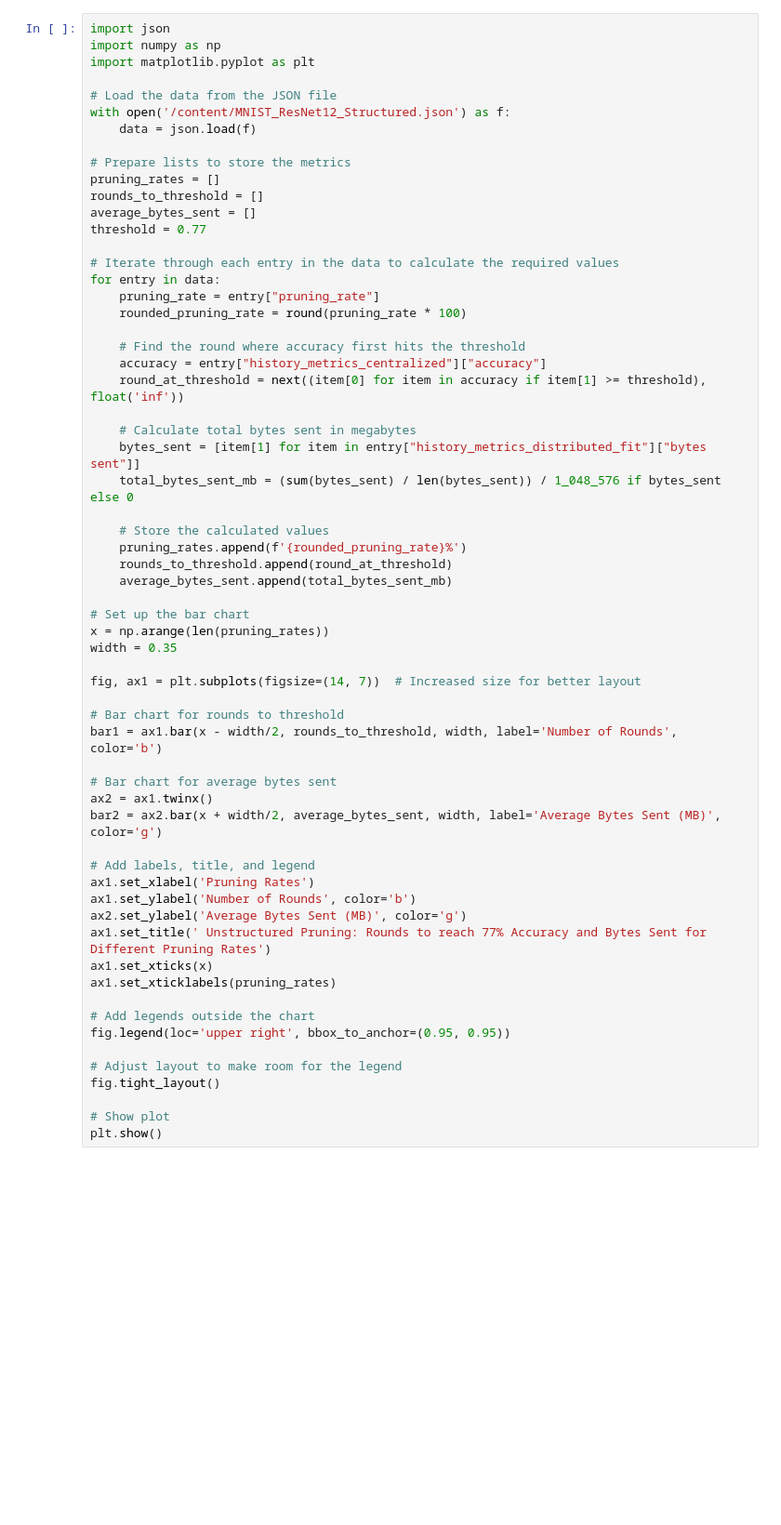
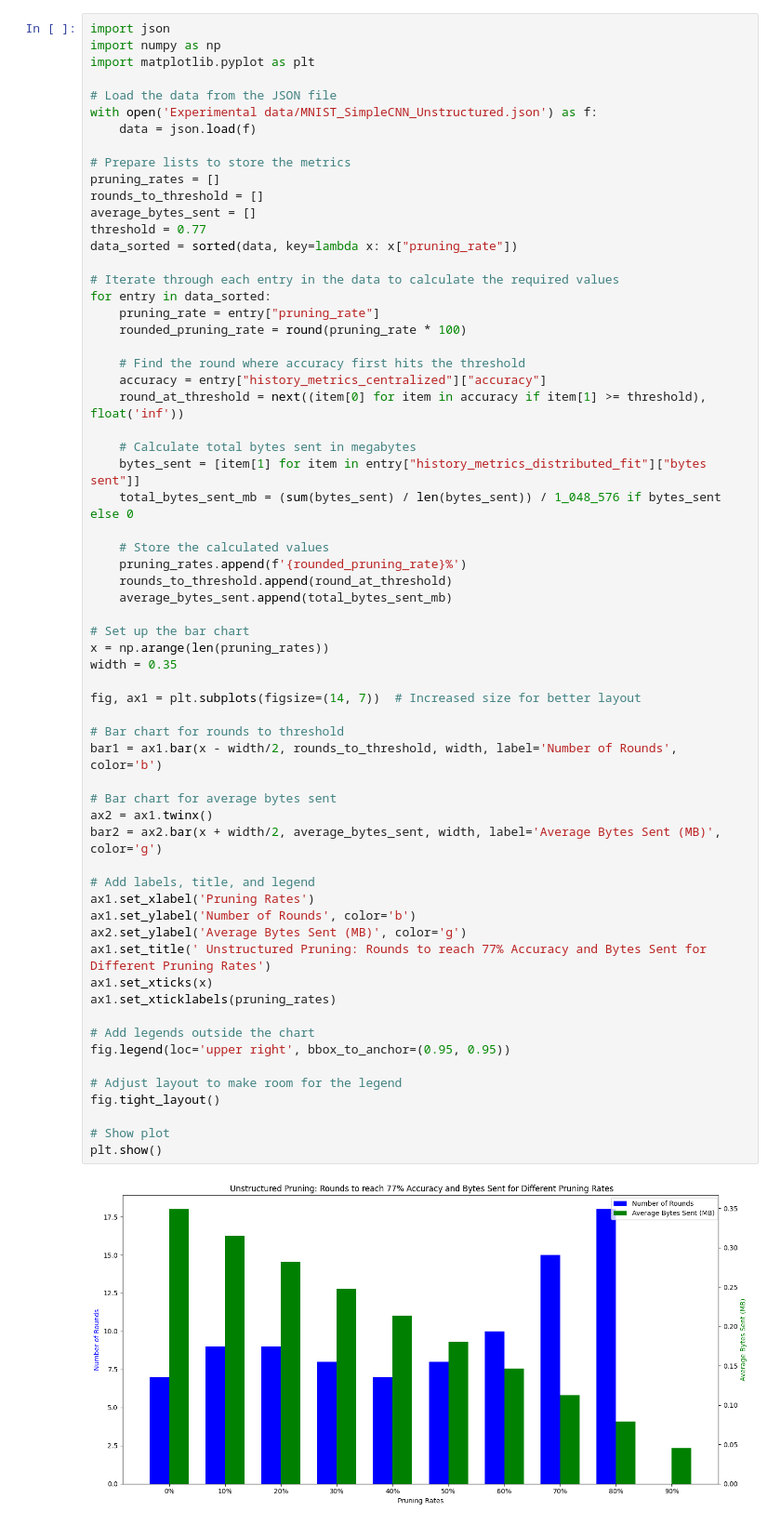
Before and after one commit to vaishnavijeurkar/Evaluation-of-Model-Compression-Techniques-in-Federated-Learning-, a Jupyter notebook: Charts.ipynb, the cells around one changed output. Shown at 93% size. Cells and saved outputs as stored; diff of their text form; blank space fills up the shorter version.

```diff
--- a/Charts.ipynb
+++ b/Charts.ipynb
@@ -33,7 +38,7 @@ import numpy as np
 import matplotlib.pyplot as plt
 
 # Load the data from the JSON file
-with open('/content/MNIST_ResNet12_Structured.json') as f:
+with open('Experimental data/MNIST_SimpleCNN_Unstructured.json') as f:
     data = json.load(f)
 
 # Prepare lists to store the metrics
@@ -41,9 +46,10 @@ pruning_rates = []
 rounds_to_threshold = []
 average_bytes_sent = []
 threshold = 0.77
+data_sorted = sorted(data, key=lambda x: x["pruning_rate"])
 
 # Iterate through each entry in the data to calculate the required values
-for entry in data:
+for entry in data_sorted:
     pruning_rate = entry["pruning_rate"]
     rounded_pruning_rate = round(pruning_rate * 100)
 
@@ -62,30 +68,32 @@ for entry in data:
 
 # Set up the bar chart
 x = np.arange(len(pruning_rates))
 width = 0.35
 
 fig, ax1 = plt.subplots(figsize=(14, 7))  # Increased size for better layout
 
 # Bar chart for rounds to threshold
 bar1 = ax1.bar(x - width/2, rounds_to_threshold, width, label='Number of Rounds', color='b')
 
 # Bar chart for average bytes sent
 ax2 = ax1.twinx()
 bar2 = ax2.bar(x + width/2, average_bytes_sent, width, label='Average Bytes Sent (MB)', color='g')
 
 # Add labels, title, and legend
 ax1.set_xlabel('Pruning Rates')
 ax1.set_ylabel('Number of Rounds', color='b')
 ax2.set_ylabel('Average Bytes Sent (MB)', color='g')
 ax1.set_title(' Unstructured Pruning: Rounds to reach 77% Accuracy and Bytes Sent for Different Pruning Rates')
 ax1.set_xticks(x)
 ax1.set_xticklabels(pruning_rates)
 
 # Add legends outside the chart
 fig.legend(loc='upper right', bbox_to_anchor=(0.95, 0.95))
 
 # Adjust layout to make room for the legend
 fig.tight_layout()
 
 # Show plot
 plt.show()
+# %% [output]
+[figure, added]
```
Also changed, not shown: parts of 1 cell of this notebook, 10 other files.
